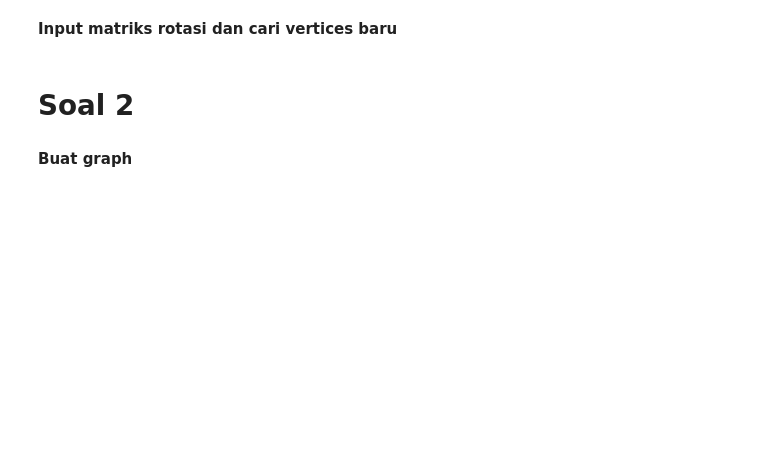
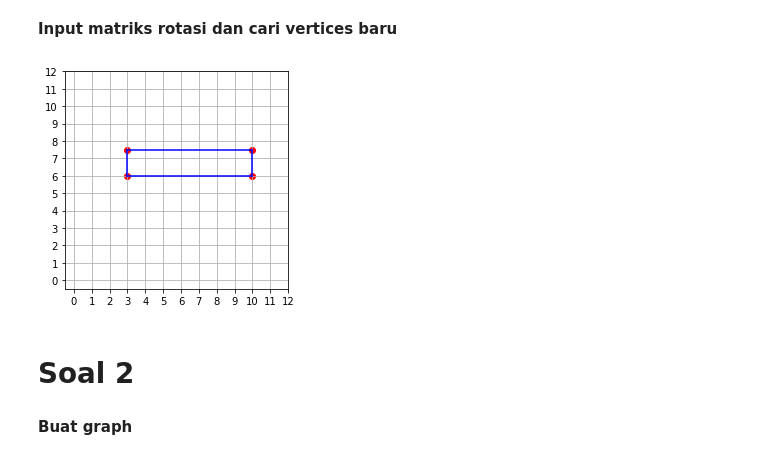
Before and after one commit to zoraulia/practice, a Jupyter notebook: linear-algebra/latihan08.ipynb, the cells around one changed output. Saved outputs shown, nothing was run; the diff lists cells and outputs as text; code cells hidden in the pictures; blank space fills up the shorter version.

```diff
--- a/linear-algebra/latihan08.ipynb
+++ b/linear-algebra/latihan08.ipynb
@@ -48,3 +44,21 @@ plot_kotak(transformed_vertices)
+# %%
+# Matriks transformasi
+K = np.array([[7, 0], [0, 1.5]])
+b = np.array([3, 6])
+
+# Cari vertices baru
+transformed_vertices = (K @ ori_vertices.T).T
+
+X = transformed_vertices + np.array(b)
+
+# for point in transformed_vertices:
+#     point += b
+
+# Plot
+# plot_kotak(transformed_vertices)
+plot_kotak(X)
+# %% [output]
+[figure, added]
 # %% [markdown]
 # **Soal 2**
 # %% [markdown]
```
Also changed, not shown: parts of 21 cells of this notebook.
